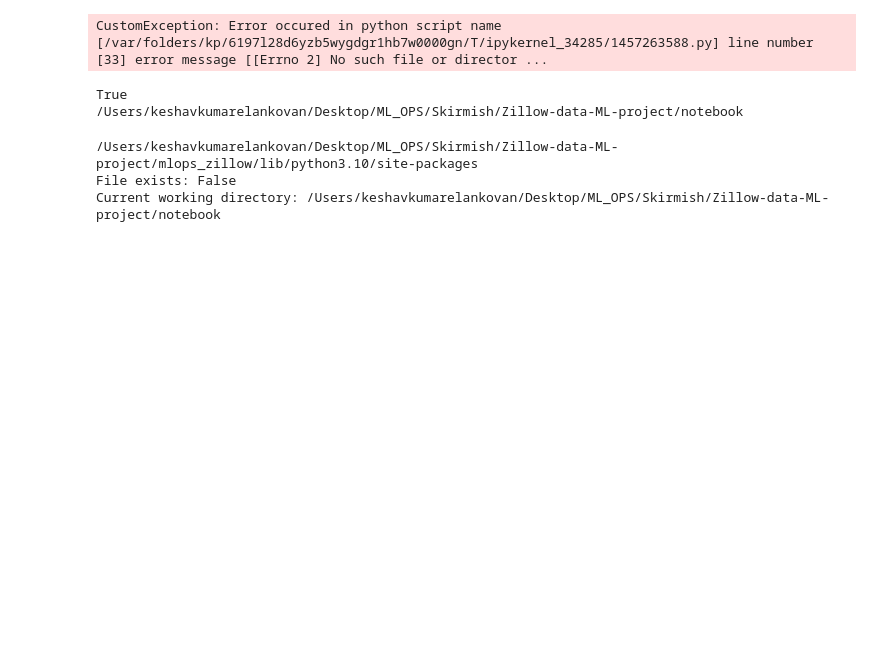
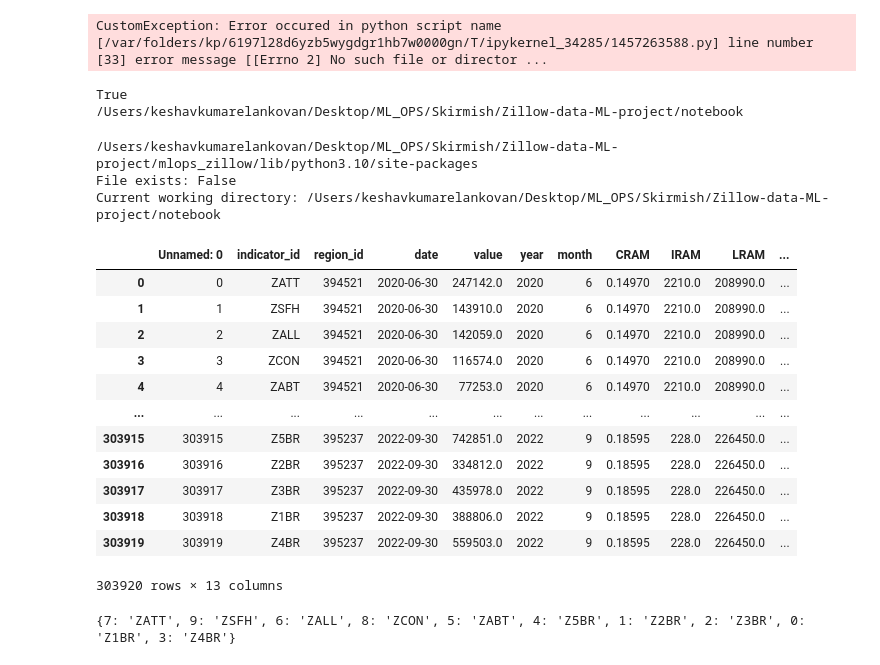
Before and after one commit to MurariHarish/Zillow-data-ML-project, a Jupyter notebook: notebook/02_data_preprocessing.ipynb, the cells around one changed output. Saved outputs shown, nothing was run; the diff lists cells and outputs as text; code cells hidden in the pictures; blank space fills up the shorter version.

```diff
--- a/notebook/02_data_preprocessing.ipynb
+++ b/notebook/02_data_preprocessing.ipynb
@@ -167,3 +167,48 @@ File exists: False
 Current working directory: /Users/keshavkumarelankovan/Desktop/ML_OPS/Skirmish/Zillow-data-ML-project/notebook
 # %%
 #os.chdir('../')
+# %%
+# !pip install -U scikit-learn
+# !pip install pandas
+
+from sklearn.preprocessing import LabelEncoder
+import pandas as pd
+
+# Create a LabelEncoder instance
+# label_encoder = LabelEncoder()
+df = pd.read_csv('/Users/hm/Documents/Github_Projects/Zillow-data-ML-project/artifacts/data_ingestion/final.csv')
+# Fit and transform the 'indicator_id' column
+# df['indicator_id'] = label_encoder.fit_transform(df['indicator_id'])
+# %%
+df
+# %% [output]
+|  | Unnamed: 0 | indicator_id | region_id | date | value | year | month | CRAM | IRAM | LRAM | ... |
+| 0 | 0 | ZATT | 394521 | 2020-06-30 | 247142.0 | 2020 | 6 | 0.14970 | 2210.0 | 208990.0 | ... |
+| 1 | 1 | ZSFH | 394521 | 2020-06-30 | 143910.0 | 2020 | 6 | 0.14970 | 2210.0 | 208990.0 | ... |
+| 2 | 2 | ZALL | 394521 | 2020-06-30 | 142059.0 | 2020 | 6 | 0.14970 | 2210.0 | 208990.0 | ... |
+| 3 | 3 | ZCON | 394521 | 2020-06-30 | 116574.0 | 2020 | 6 | 0.14970 | 2210.0 | 208990.0 | ... |
+| 4 | 4 | ZABT | 394521 | 2020-06-30 | 77253.0 | 2020 | 6 | 0.14970 | 2210.0 | 208990.0 | ... |
+| ... | ... | ... | ... | ... | ... | ... | ... | ... | ... | ... | ... |
+| 303915 | 303915 | Z5BR | 395237 | 2022-09-30 | 742851.0 | 2022 | 9 | 0.18595 | 228.0 | 226450.0 | ... |
+| 303916 | 303916 | Z2BR | 395237 | 2022-09-30 | 334812.0 | 2022 | 9 | 0.18595 | 228.0 | 226450.0 | ... |
+| 303917 | 303917 | Z3BR | 395237 | 2022-09-30 | 435978.0 | 2022 | 9 | 0.18595 | 228.0 | 226450.0 | ... |
+| 303918 | 303918 | Z1BR | 395237 | 2022-09-30 | 388806.0 | 2022 | 9 | 0.18595 | 228.0 | 226450.0 | ... |
+| 303919 | 303919 | Z4BR | 395237 | 2022-09-30 | 559503.0 | 2022 | 9 | 0.18595 | 228.0 | 226450.0 | ... |
+303920 rows × 13 columns
+# %%
+# from sklearn.preprocessing import LabelEncoder
+
+# # Create a LabelEncoder instance
+# label_encoder = LabelEncoder()
+# df = pd.read_csv('/Users/hm/Documents/Github_Projects/Zillow-data-ML-project/artifacts/data_ingestion/final.csv')
+
+# # Fit and transform the 'indicator_id' column
+df['encoded_indicator_id'] = label_encoder.fit_transform(df['indicator_id'])
+
+# Create a mapping dictionary to store the label-to-category mapping
+label_to_category_mapping = dict(zip(df['encoded_indicator_id'], df['indicator_id']))
+
+# Print the mapping
+print(label_to_category_mapping)
+# %% [output]
+{7: 'ZATT', 9: 'ZSFH', 6: 'ZALL', 8: 'ZCON', 5: 'ZABT', 4: 'Z5BR', 1: 'Z2BR', 2: 'Z3BR', 0: 'Z1BR', 3: 'Z4BR'}
```
Also changed, not shown: parts of 11 cells of this notebook, 14 other files.
